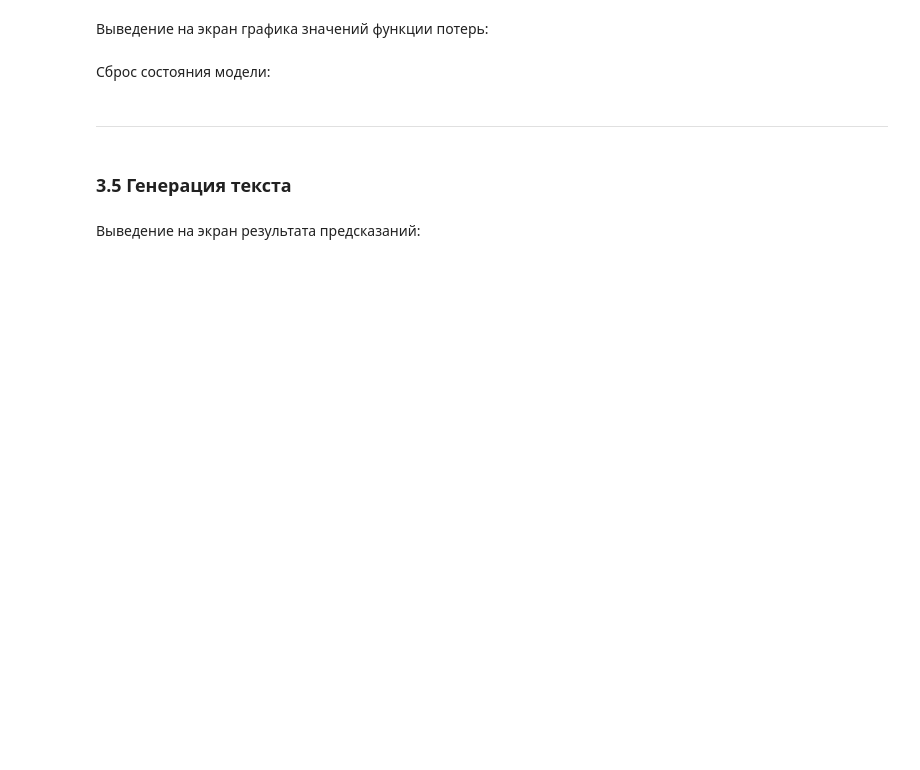
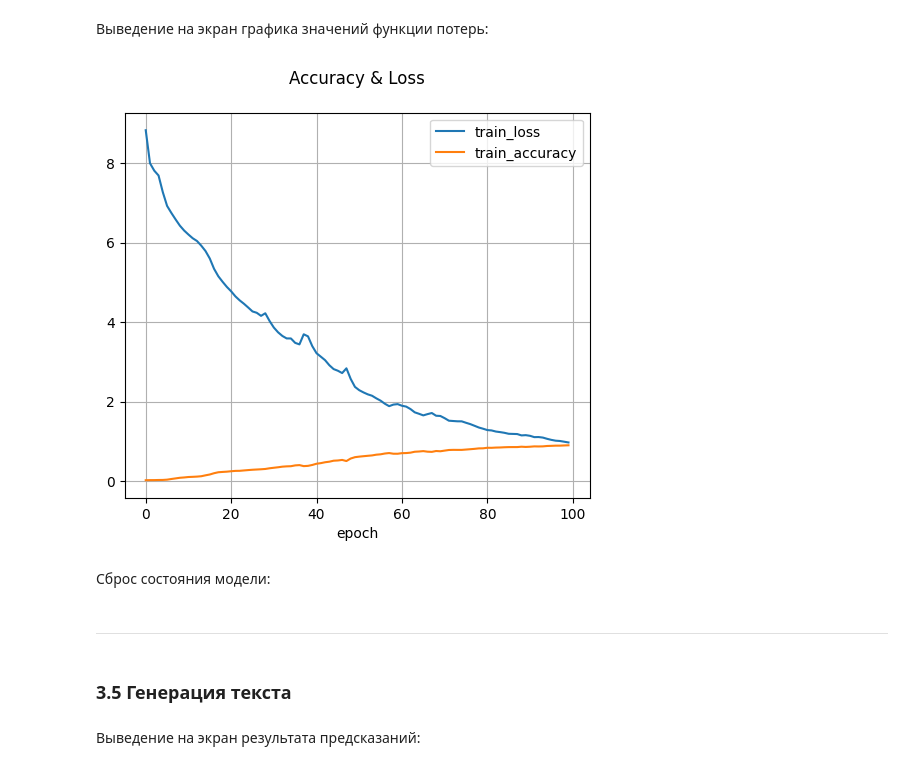
Before and after one commit to tidalinn/mai_term02_magai_lab3_gennn-nlp_lab, a Jupyter notebook: RNN_word.ipynb, the cells around one changed output. Cells and saved outputs as stored; diff of their text form; code cells hidden in the pictures; blank space fills up the shorter version.

```diff
--- a/RNN_word.ipynb
+++ b/RNN_word.ipynb
@@ -378,17 +396,22 @@ if os.path.isdir(path_checkpoints) == False:
 Задание коллбека точек сохранения:
 # %%
 checkpoint_path = os.path.join(path_checkpoints, 'checkpoint_{epoch}')
-checkpoint_callback = ModelCheckpoint(filepath=checkpoint_path, save_weights_only=True)
+checkpoint_callback = callbacks.ModelCheckpoint(filepath=checkpoint_path, save_weights_only=True)
 # %% [markdown]
 Компиляция модели с оптимизатором и функцией потерь:
 # %%
-rnn.compile(optimizer='adam', loss=SparseCategoricalCrossentropy(from_logits=True))
+model.compile(
+    optimizer='adam',
+    loss=losses.SparseCategoricalCrossentropy(from_logits=True),
+    metrics=['accuracy']
+)
 # %% [markdown]
 Обучение модели:
 # %%
-history = rnn.fit(
+history = model.fit(
     data,
-    epochs=20,
+    epochs=100,
+    verbose=1,
     steps_per_epoch=BATCHES_PER_EPOCH,
     callbacks=[checkpoint_callback]
 )
@@ -397,7 +436,9 @@ Epoch 1/20
 # %% [markdown]
 Выведение на экран графика значений функции потерь:
 # %%
-plot_performance(history, 'Значение функции потерь')
+chart.plot_loss_acc(history)
+# %% [output]
+[figure, added]
 # %% [markdown]
 Сброс состояния модели:
 # %%
```
Also changed, not shown: parts of 58 cells of this notebook, 4 other files.
